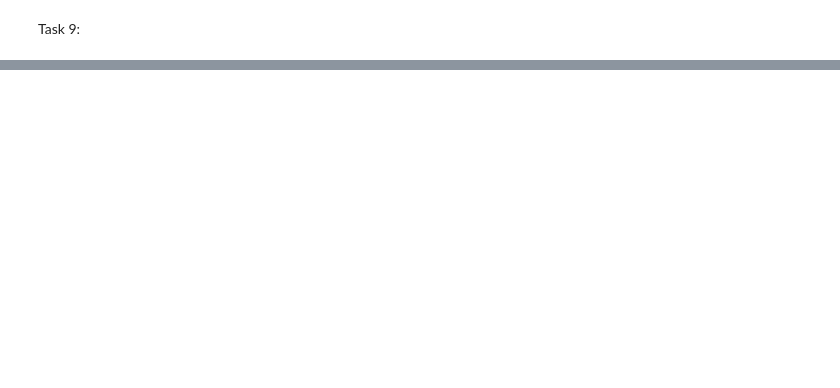
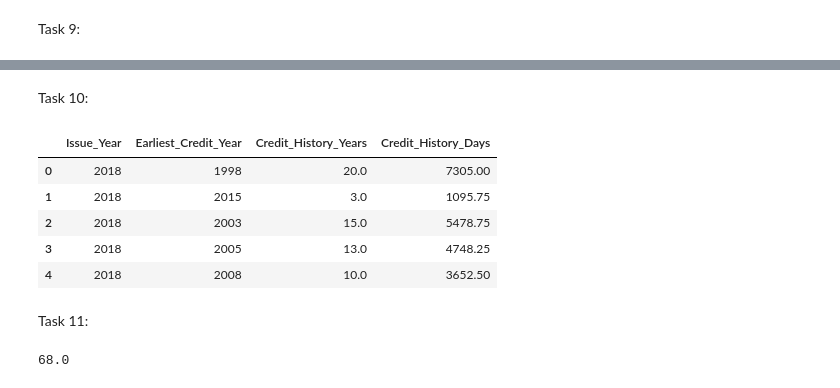
Before and after one commit to sengupta-arijit-rij/Machine-Learning, a Jupyter notebook: DS_MakeFeatures_AssignMent_Arijit_Sengupta.ipynb, the cells around one changed output, grey strips where cells are left out. Drawn from its saved outputs; the diff is of its cells as text; code cells hidden in the pictures; blank space fills up the shorter version.

```diff
--- a/DS_MakeFeatures_AssignMent_Arijit_Sengupta.ipynb
+++ b/DS_MakeFeatures_AssignMent_Arijit_Sengupta.ipynb
@@ -228,0 +229,25 @@ loans[['Issue_Year','issue_d']].head()
+# %% [markdown]
+Task 10:
+# %%
+# Create a new column called Credit_History_Years which is the difference between Issue_Year and Earliest_Credit_Year
+loans=loans.copy()
+loans[['Issue_Year','Earliest_Credit_Year']].head()
+loans['Credit_History_Years']= loans['Issue_Year'].astype(float) -loans['Earliest_Credit_Year'].astype(float)
+loans['Credit_History_Years'].dtype
+loans['Credit_History_Days']=loans['Credit_History_Years']*365.25
+loans[['Issue_Year','Earliest_Credit_Year','Credit_History_Years','Credit_History_Days']].head()
+# %% [output]
+|  | Issue_Year | Earliest_Credit_Year | Credit_History_Years | Credit_History_Days |
+| 0 | 2018 | 1998 | 20.0 | 7305.00 |
+| 1 | 2018 | 2015 | 3.0 | 1095.75 |
+| 2 | 2018 | 2003 | 15.0 | 5478.75 |
+| 3 | 2018 | 2005 | 13.0 | 4748.25 |
+| 4 | 2018 | 2008 | 10.0 | 3652.50 |
+# %% [markdown]
+Task 11:
+# %%
+# Find the maximum values in the Credit_History_Years column and assign it to the variable max_credit
+max_credit=loans['Credit_History_Years'].max()
+round(max_credit,2)
+# %% [output]
+68.0
```
Also changed, not shown: parts of 3 cells of this notebook.
